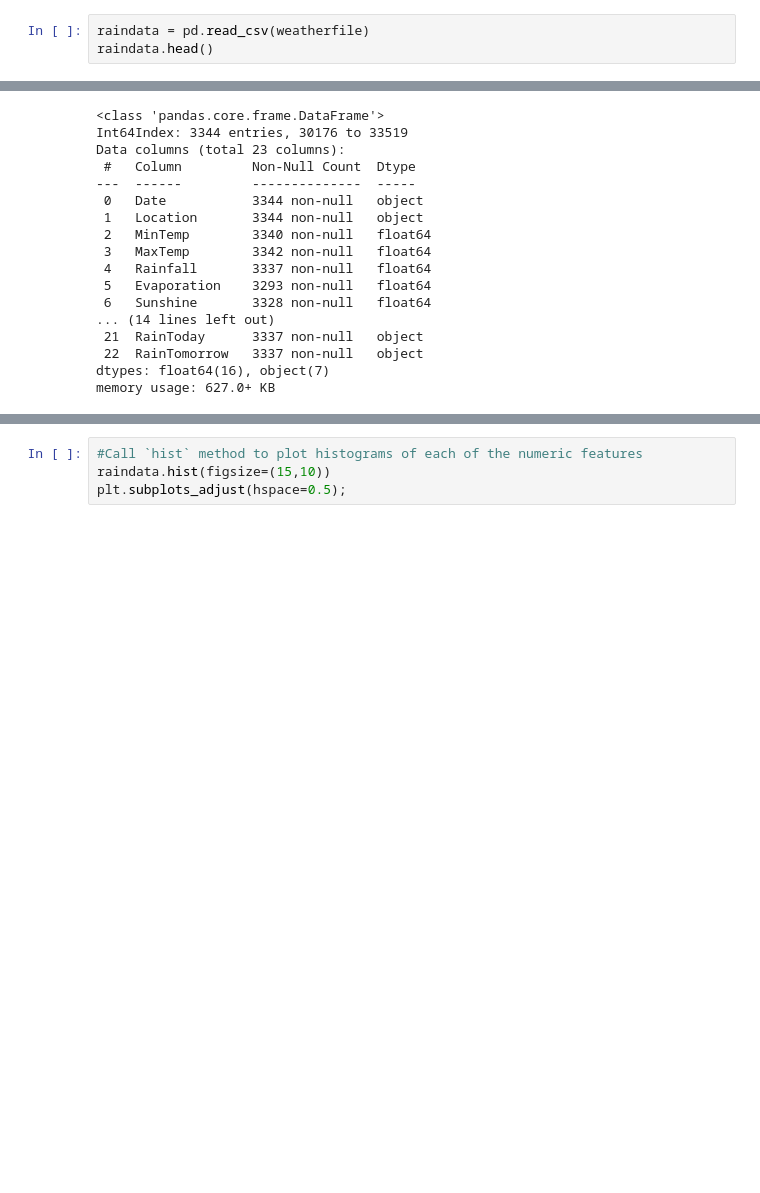
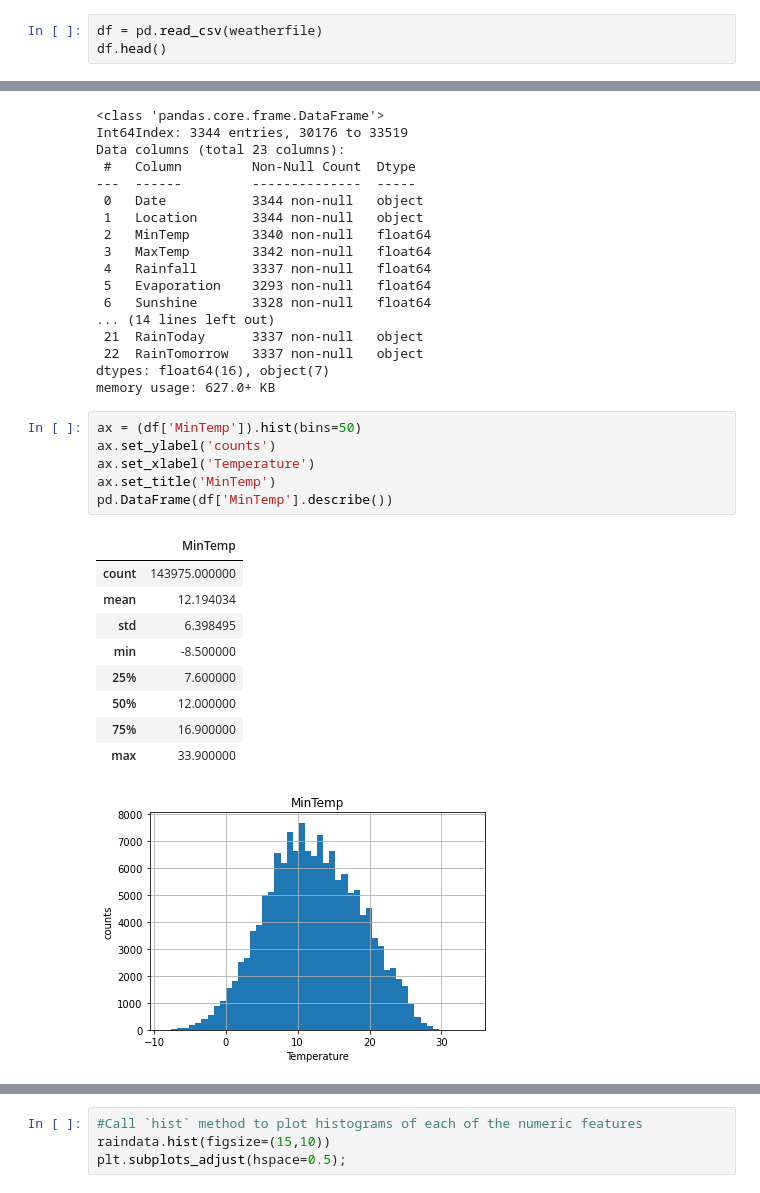
Before and after one commit to sangeetajay/Springboard, a Jupyter notebook: Second_Capstone/rain_in_australia_1.ipynb, the cells around one changed output, grey strips where cells are left out. Drawn from its saved outputs; the diff is of its cells as text; blank space fills up the shorter version.

```diff
--- a/Second_Capstone/rain_in_australia_1.ipynb
+++ b/Second_Capstone/rain_in_australia_1.ipynb
@@ -7,8 +7,8 @@ import os
 weatherfile = '/Users/sangeetajayakar/Springboard_Course/Files_for_second_capstone/weatherAUS.csv'
 # obtained from kaggle https://www.kaggle.com/jsphyg/weather-dataset-rattle-package
 # %%
-raindata = pd.read_csv(weatherfile)
-raindata.head()
+df = pd.read_csv(weatherfile)
+df.head()
 # %% [output]
 |  | Date | Location | MinTemp | MaxTemp | Rainfall | Evaporation | Sunshine | WindGustDir | WindGustSpeed | ... |
 | 0 | 2008-12-01 | Albury | 13.4 | 22.9 | 0.6 | NaN | NaN | W | 44.0 | ... |
@@ -105,3 +105,20 @@ Data columns (total 23 columns):
  22  RainTomorrow   3337 non-null   object
 dtypes: float64(16), object(7)
 memory usage: 627.0+ KB
+# %%
+ax = (df['MinTemp']).hist(bins=50)
+ax.set_ylabel('counts')
+ax.set_xlabel('Temperature')
+ax.set_title('MinTemp')
+pd.DataFrame(df['MinTemp'].describe())
+# %% [output]
+|  | MinTemp |
+| count | 143975.000000 |
+| mean | 12.194034 |
+| std | 6.398495 |
+| min | -8.500000 |
+| 25% | 7.600000 |
+| 50% | 12.000000 |
+| 75% | 16.900000 |
+| max | 33.900000 |
+[figure, added]
```
Also changed, not shown: parts of 15 cells of this notebook.
